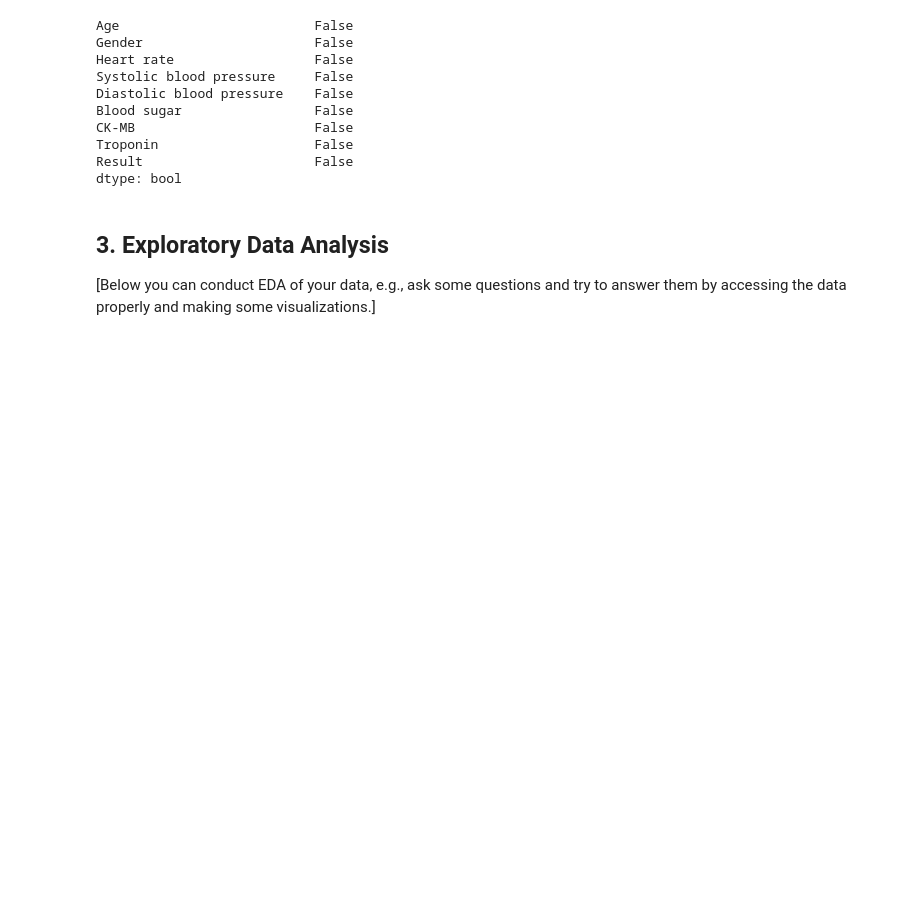
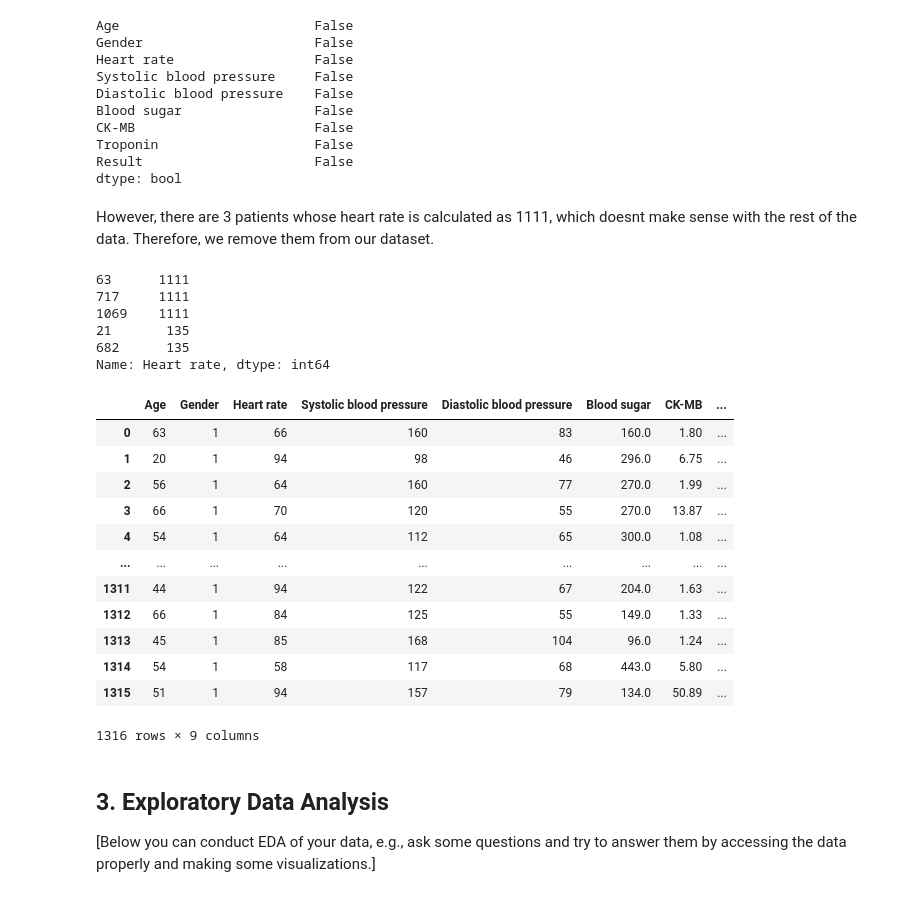
Before and after one commit to berkinKagan/DataVis, a Jupyter notebook: Miniproject_template (1).ipynb, the cells around one changed output. Saved outputs shown, nothing was run; the diff lists cells and outputs as text; code cells hidden in the pictures; blank space fills up the shorter version.

```diff
--- a/Miniproject_template (1).ipynb
+++ b/Miniproject_template (1).ipynb
@@ -221,3 +221,14 @@ CK-MB                       False
 Troponin                    False
 Result                      False
 dtype: bool
+# %% [markdown]
+However, there are 3 patients whose heart rate is calculated as 1111, which doesnt make sense with the rest of the data. Therefore, we remove them from our dataset.
+# %%
+data['Heart rate'].nlargest(5)
+# %% [output]
+63      1111
+717     1111
+1069    1111
+21       135
+682      135
+Name: Heart rate, dtype: int64
@@ -224,3 +240,19 @@ dtype: bool
+# %%
+data
+# %% [output]
+|  | Age | Gender | Heart rate | Systolic blood pressure | Diastolic blood pressure | Blood sugar | CK-MB | ... |
+| 0 | 63 | 1 | 66 | 160 | 83 | 160.0 | 1.80 | ... |
+| 1 | 20 | 1 | 94 | 98 | 46 | 296.0 | 6.75 | ... |
+| 2 | 56 | 1 | 64 | 160 | 77 | 270.0 | 1.99 | ... |
+| 3 | 66 | 1 | 70 | 120 | 55 | 270.0 | 13.87 | ... |
+| 4 | 54 | 1 | 64 | 112 | 65 | 300.0 | 1.08 | ... |
+| ... | ... | ... | ... | ... | ... | ... | ... | ... |
+| 1311 | 44 | 1 | 94 | 122 | 67 | 204.0 | 1.63 | ... |
+| 1312 | 66 | 1 | 84 | 125 | 55 | 149.0 | 1.33 | ... |
+| 1313 | 45 | 1 | 85 | 168 | 104 | 96.0 | 1.24 | ... |
+| 1314 | 54 | 1 | 58 | 117 | 68 | 443.0 | 5.80 | ... |
+| 1315 | 51 | 1 | 94 | 157 | 79 | 134.0 | 50.89 | ... |
+1316 rows × 9 columns
 # %% [markdown]
 ## 3. Exploratory Data Analysis
 
```
Also changed, not shown: parts of 7 cells of this notebook.
